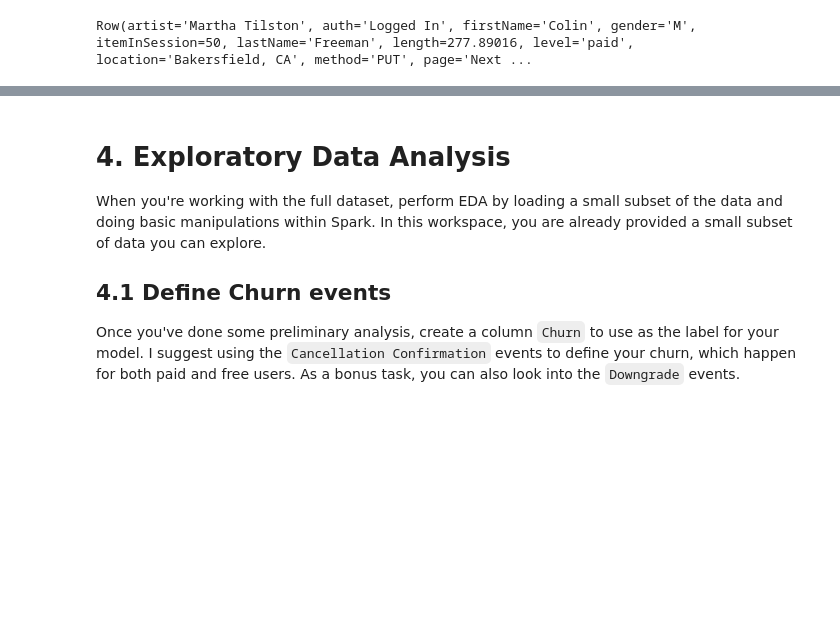
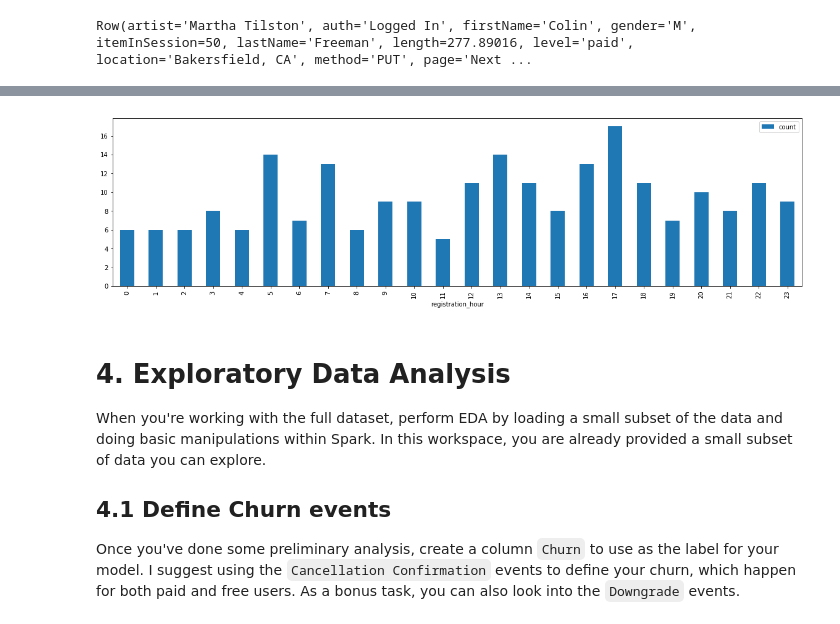
Before and after one commit to MargaridaFernandes1/Udacity-DS-Project3-Sparkify, a Jupyter notebook: Sparkify.ipynb, the cells around one changed output, grey strips where cells are left out. Cells and saved outputs as stored; diff of their text form; code cells hidden in the pictures; blank space fills up the shorter version.

```diff
--- a/Sparkify.ipynb
+++ b/Sparkify.ipynb
@@ -373,3 +453,9 @@ Row(artist='Martha Tilston', auth='Logged In', firstName='Colin', gender='M', it
+# %%
+# Calculate the number of registations per hour
+registration_per_hour = df.select(['userId','registration_hour']).dropDuplicates().groupby('registration_hour').count().sort('registration_hour').toPandas()
+registration_per_hour.plot(x = 'registration_hour', kind='bar',figsize=(20,5));
+# %% [output]
+[figure, added]
 # %% [markdown]
 # 4. Exploratory Data Analysis
 When you're working with the full dataset, perform EDA by loading a small subset of the data and doing basic manipulations within Spark. In this workspace, you are already provided a small subset of data you can explore.
```
Also changed, not shown: parts of 20 cells of this notebook.
